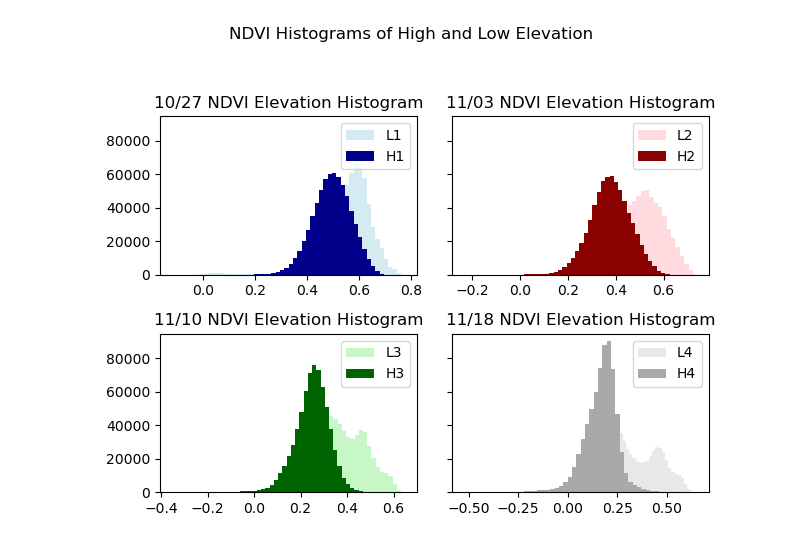
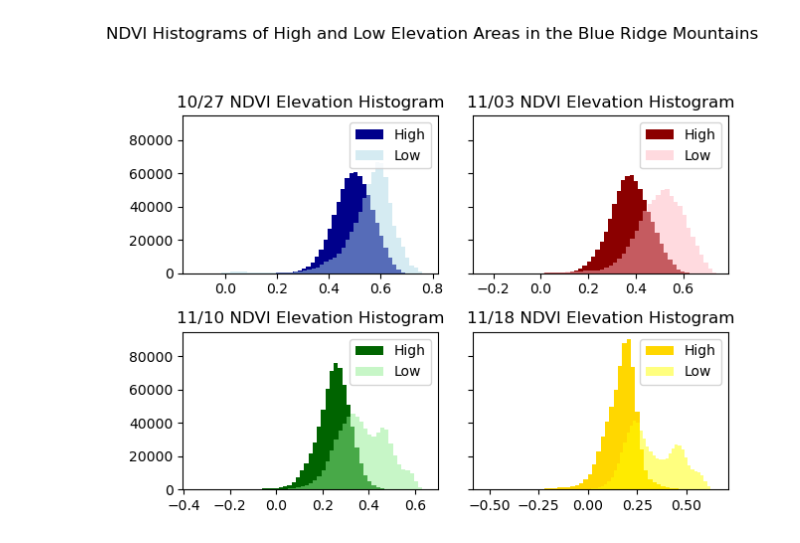
Before and after one commit to StarGuyJosh/ActiveGroupLearningProject, a Jupyter notebook: GroupProjectJoshCindyHistograms.ipynb, the cells around one changed output. Drawn from its saved outputs; the diff is of its cells as text; code cells hidden in the pictures.

```diff
--- a/GroupProjectJoshCindyHistograms.ipynb
+++ b/GroupProjectJoshCindyHistograms.ipynb
@@ -43,40 +43,42 @@ fig, (ax1, ax2) = plt.subplots(2, 2, sharey=True)
 # Next we put in our data
 ndvi_data_l1 = ndvi_l1[numpy.not_equal(ndvi_l1, my_image_low1027.nodata)]
 ndvi_data_l2 = ndvi_l2[numpy.not_equal(ndvi_l2, my_image_low1103.nodata)]
 ndvi_data_l3 = ndvi_l3[numpy.not_equal(ndvi_l3, my_image_low1110.nodata)]
 ndvi_data_l4 = ndvi_l4[numpy.not_equal(ndvi_l4, my_image_low1118.nodata)]
 ndvi_data_h1 = ndvi_h1[numpy.not_equal(ndvi_h1, my_image_high1027.nodata)]
 ndvi_data_h2 = ndvi_h2[numpy.not_equal(ndvi_h2, my_image_high1103.nodata)]
 ndvi_data_h3 = ndvi_h3[numpy.not_equal(ndvi_h3, my_image_high1110.nodata)]
 ndvi_data_h4 = ndvi_h4[numpy.not_equal(ndvi_h4, my_image_high1118.nodata)]
 
 # Here we set up our NDVI histogram layers
 bin_number = 50
-ax1[0].hist(ndvi_data_l1, color='lightblue', bins=bin_number, label='L1', alpha=0.5)
-ax1[1].hist(ndvi_data_l2, color='lightpink', bins=bin_number, label='L2', alpha=0.5)
-ax2[0].hist(ndvi_data_l3,  color='lightgreen', bins=bin_number, label='L3', alpha=0.5)
-ax2[1].hist(ndvi_data_l4, color='lightgrey', bins=bin_number, label='L4', alpha=0.5)
 
-ax1[0].hist(ndvi_data_h1,  color='darkblue', bins=bin_number, label='H1', alpha=1)
-ax1[1].hist(ndvi_data_h2,  color='darkred',bins=bin_number, label='H2', alpha=1)
-ax2[0].hist(ndvi_data_h3,  color='darkgreen',bins=bin_number, label='H3', alpha=1)
-ax2[1].hist(ndvi_data_h4,  color='darkgray',bins=bin_number, label='H4', alpha=1)
+ax1[0].hist(ndvi_data_h1,  color='darkblue', bins=bin_number, label='High', alpha=1)
+ax1[1].hist(ndvi_data_h2,  color='darkred',bins=bin_number, label='High', alpha=1)
+ax2[0].hist(ndvi_data_h3,  color='darkgreen',bins=bin_number, label='High', alpha=1)
+ax2[1].hist(ndvi_data_h4,  color='gold',bins=bin_number, label='High', alpha=1)
+
+ax1[0].hist(ndvi_data_l1, color='lightblue', bins=bin_number, label='Low', alpha=0.5)
+ax1[1].hist(ndvi_data_l2, color='lightpink', bins=bin_number, label='Low', alpha=0.5)
+ax2[0].hist(ndvi_data_l3,  color='lightgreen', bins=bin_number, label='Low', alpha=0.5)
+ax2[1].hist(ndvi_data_l4, color='yellow', bins=bin_number, label='Low', alpha=0.5)
+
 
 # Next we set up our plot titles
 ax1[0].set_title('10/27 NDVI Elevation Histogram')
 ax1[1].set_title('11/03 NDVI Elevation Histogram')
 ax2[0].set_title('11/10 NDVI Elevation Histogram')
 ax2[1].set_title('11/18 NDVI Elevation Histogram')
 
 # Here we make a title for the plot and add a legend
-plt.suptitle('NDVI Histograms of High and Low Elevation', y=1.05)
+plt.suptitle('NDVI Histograms of High and Low Elevation Areas in the Blue Ridge Mountains', y=1.05)
 ax1[0].legend(loc='upper right')
 ax1[1].legend(loc='upper right')
 ax2[0].legend(loc='upper right')
 ax2[1].legend(loc='upper right')
 
 # Finally, we make sure to have space between the plots and then export it for analysis
 fig.tight_layout()
 fig.savefig("ndvi_histogram_time_series.png", dpi=200, bbox_inches='tight', pad_inches=0.7)
 # %% [output]
-[figure, old version]
+[figure, new version]
```
